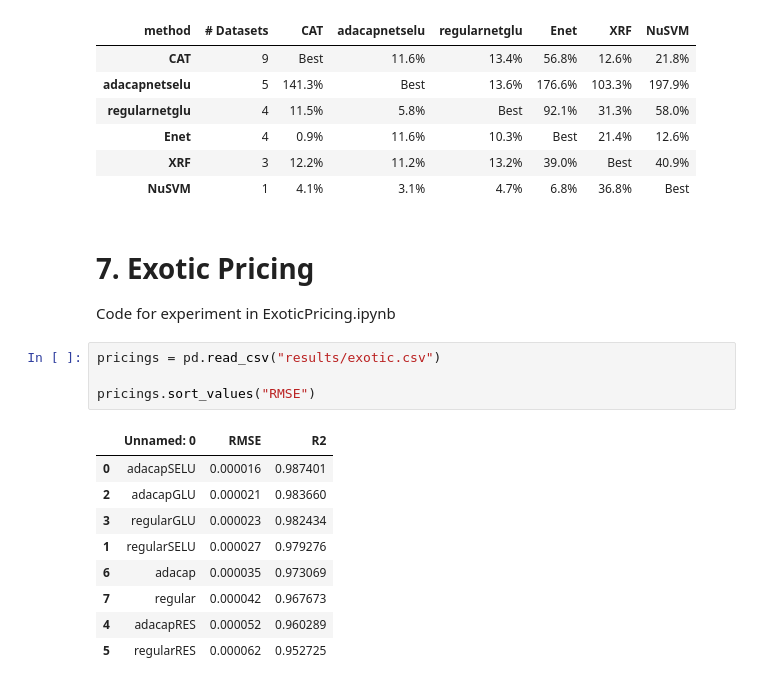
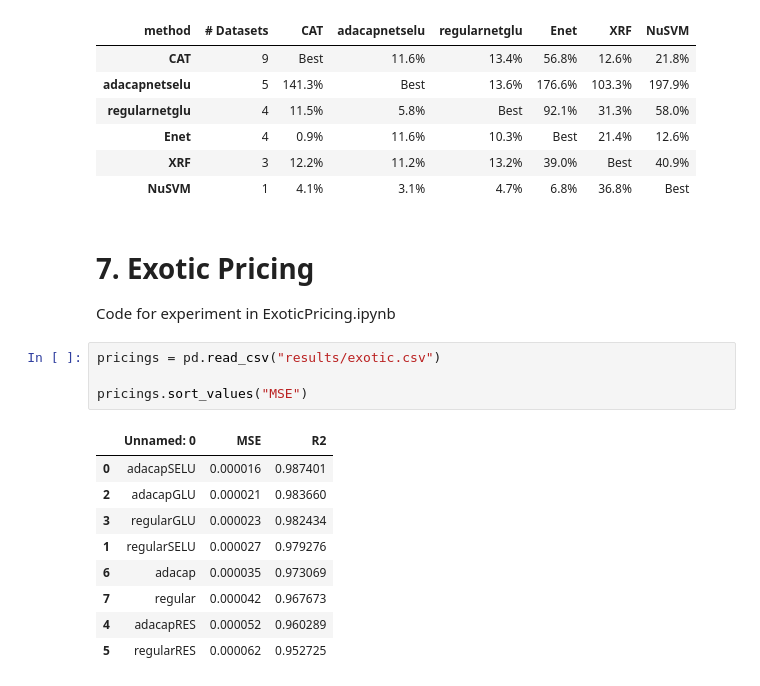
Before and after one commit to anonymoussubmission8149/anonymoussubmission8149, a Jupyter notebook: Display_Results.ipynb, the cells around one changed output. Saved outputs shown, nothing was run; the diff lists cells and outputs as text.

```diff
--- a/Display_Results.ipynb
+++ b/Display_Results.ipynb
@@ -591,21 +591,21 @@ final_format
 | Enet | 4 | 0.9% | 11.6% | 10.3% | Best | 21.4% | 12.6% |
 | XRF | 3 | 12.2% | 11.2% | 13.2% | 39.0% | Best | 40.9% |
 | NuSVM | 1 | 4.1% | 3.1% | 4.7% | 6.8% | 36.8% | Best |
-# %% [markdown]
-# 7. Exotic Pricing
-
-Code for experiment in ExoticPricing.ipynb
-# %%
-pricings = pd.read_csv("results/exotic.csv")
-
-pricings.sort_values("RMSE")
-# %% [output]
-|  | Unnamed: 0 | RMSE | R2 |
-| 0 | adacapSELU | 0.000016 | 0.987401 |
-| 2 | adacapGLU | 0.000021 | 0.983660 |
-| 3 | regularGLU | 0.000023 | 0.982434 |
-| 1 | regularSELU | 0.000027 | 0.979276 |
-| 6 | adacap | 0.000035 | 0.973069 |
-| 7 | regular | 0.000042 | 0.967673 |
-| 4 | adacapRES | 0.000052 | 0.960289 |
-| 5 | regularRES | 0.000062 | 0.952725 |
+# %% [markdown]
+# 7. Exotic Pricing
+
+Code for experiment in ExoticPricing.ipynb
+# %%
+pricings = pd.read_csv("results/exotic.csv")
+
+pricings.sort_values("MSE")
+# %% [output]
+|  | Unnamed: 0 | MSE | R2 |
+| 0 | adacapSELU | 0.000016 | 0.987401 |
+| 2 | adacapGLU | 0.000021 | 0.983660 |
+| 3 | regularGLU | 0.000023 | 0.982434 |
+| 1 | regularSELU | 0.000027 | 0.979276 |
+| 6 | adacap | 0.000035 | 0.973069 |
+| 7 | regular | 0.000042 | 0.967673 |
+| 4 | adacapRES | 0.000052 | 0.960289 |
+| 5 | regularRES | 0.000062 | 0.952725 |
```
